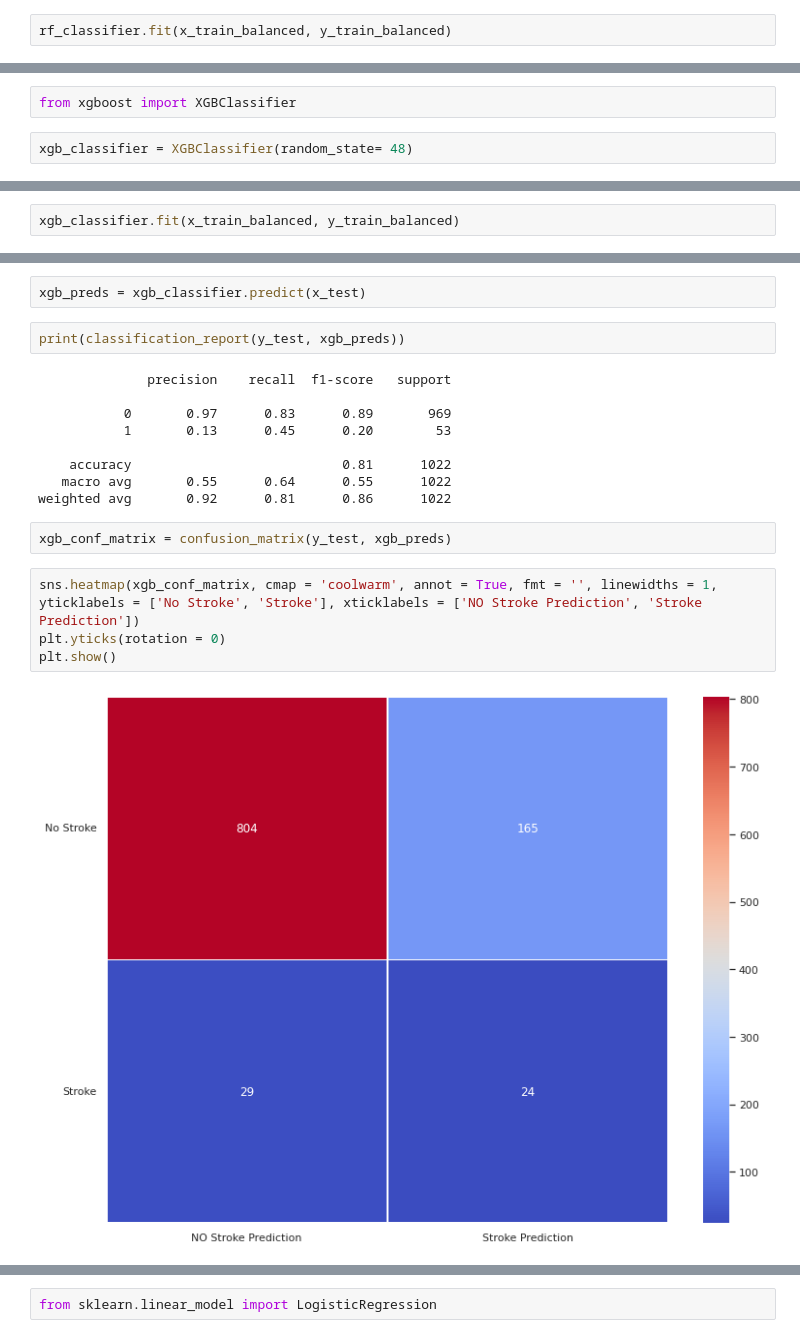
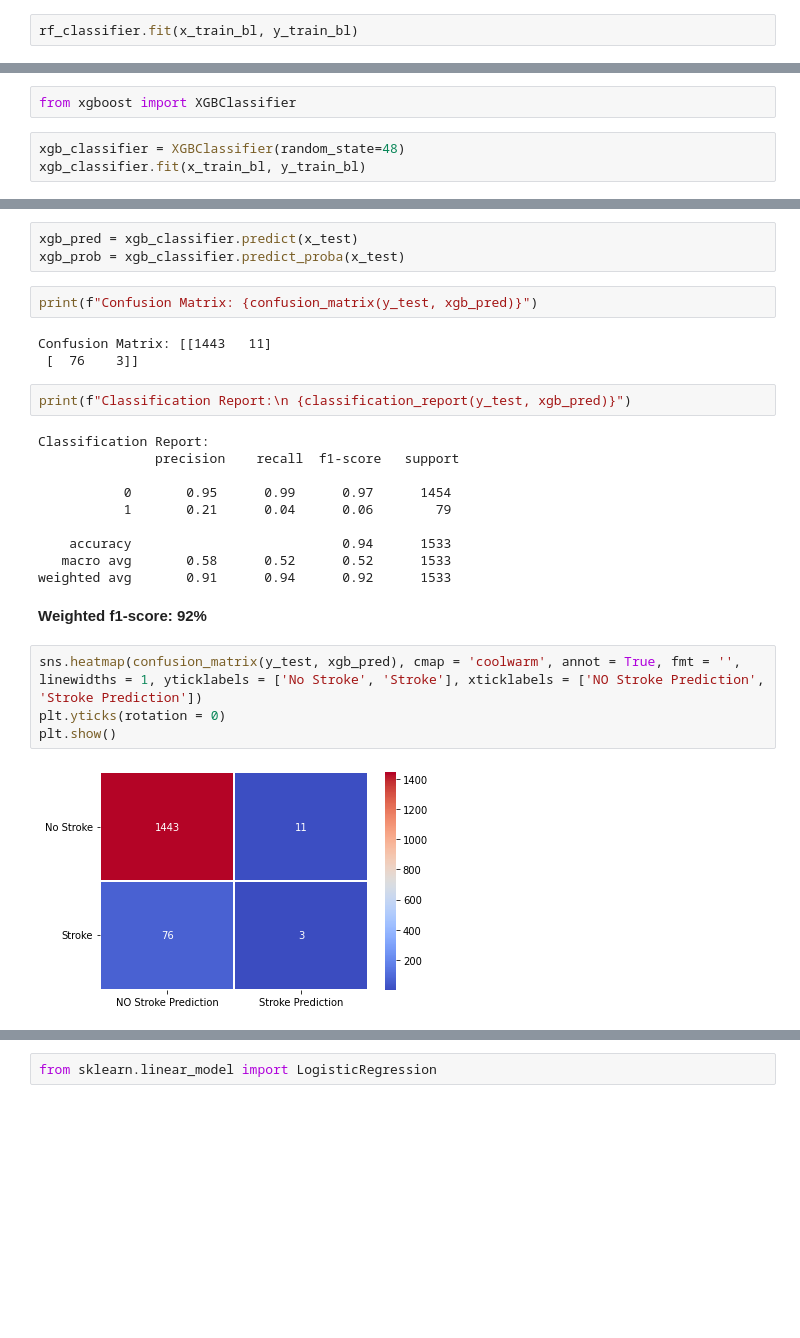
Before and after one commit to georgia-kpl/XAI_NeuroDisorders, a Jupyter notebook: Stroke_Prediction_and_XAI.ipynb, the cells around one changed output, grey strips where cells are left out. Cells and saved outputs as stored; diff of their text form; blank space fills up the shorter version.

```diff
--- a/Stroke_Prediction_and_XAI.ipynb
+++ b/Stroke_Prediction_and_XAI.ipynb
@@ -460,6 +525,6 @@ from sklearn.ensemble import RandomForestClassifier
 # %%
 rf_classifier = RandomForestClassifier(criterion= 'gini', n_estimators= 100, random_state= 48)
 # %%
-rf_classifier.fit(x_train_balanced, y_train_balanced)
+rf_classifier.fit(x_train_bl, y_train_bl)
 # %% [output]
 RandomForestClassifier(random_state=48)
@@ -499,4 +587,5 @@ plt.show()
 # %%
 from xgboost import XGBClassifier
 # %%
-xgb_classifier = XGBClassifier(random_state= 48)
+xgb_classifier = XGBClassifier(random_state=48)
+xgb_classifier.fit(x_train_bl, y_train_bl)
@@ -503,2 +593,0 @@ xgb_classifier = XGBClassifier(random_state= 48)
-# %%
-xgb_classifier.fit(x_train_balanced, y_train_balanced)
@@ -517,22 +594,29 @@ Test Accuracy:  81.01761252446184 %
 # %%
-xgb_preds = xgb_classifier.predict(x_test)
+xgb_pred = xgb_classifier.predict(x_test)
+xgb_prob = xgb_classifier.predict_proba(x_test)
+# %%
+print(f"Confusion Matrix: {confusion_matrix(y_test, xgb_pred)}")
+# %% [output]
+Confusion Matrix: [[1443   11]
+ [  76    3]]
 # %%
-print(classification_report(y_test, xgb_preds))
+print(f"Classification Report:\n {classification_report(y_test, xgb_pred)}")
 # %% [output]
-              precision    recall  f1-score   support
+Classification Report:
+               precision    recall  f1-score   support
 
-           0       0.97      0.83      0.89       969
-           1       0.13      0.45      0.20        53
+           0       0.95      0.99      0.97      1454
+           1       0.21      0.04      0.06        79
 
-    accuracy                           0.81      1022
-   macro avg       0.55      0.64      0.55      1022
-weighted avg       0.92      0.81      0.86      1022
+    accuracy                           0.94      1533
+   macro avg       0.58      0.52      0.52      1533
+weighted avg       0.91      0.94      0.92      1533
-# %%
-xgb_conf_matrix = confusion_matrix(y_test, xgb_preds)
+# %% [markdown]
+**Weighted f1-score: 92%**
 # %%
-sns.heatmap(xgb_conf_matrix, cmap = 'coolwarm', annot = True, fmt = '', linewidths = 1, yticklabels = ['No Stroke', 'Stroke'], xticklabels = ['NO Stroke Prediction', 'Stroke Prediction'])
+sns.heatmap(confusion_matrix(y_test, xgb_pred), cmap = 'coolwarm', annot = True, fmt = '', linewidths = 1, yticklabels = ['No Stroke', 'Stroke'], xticklabels = ['NO Stroke Prediction', 'Stroke Prediction'])
 plt.yticks(rotation = 0)
 plt.show()
 # %% [output]
-[figure, old version]
+[figure, new version]
 # %% [markdown]
```
Also changed, not shown: parts of 126 cells of this notebook.
